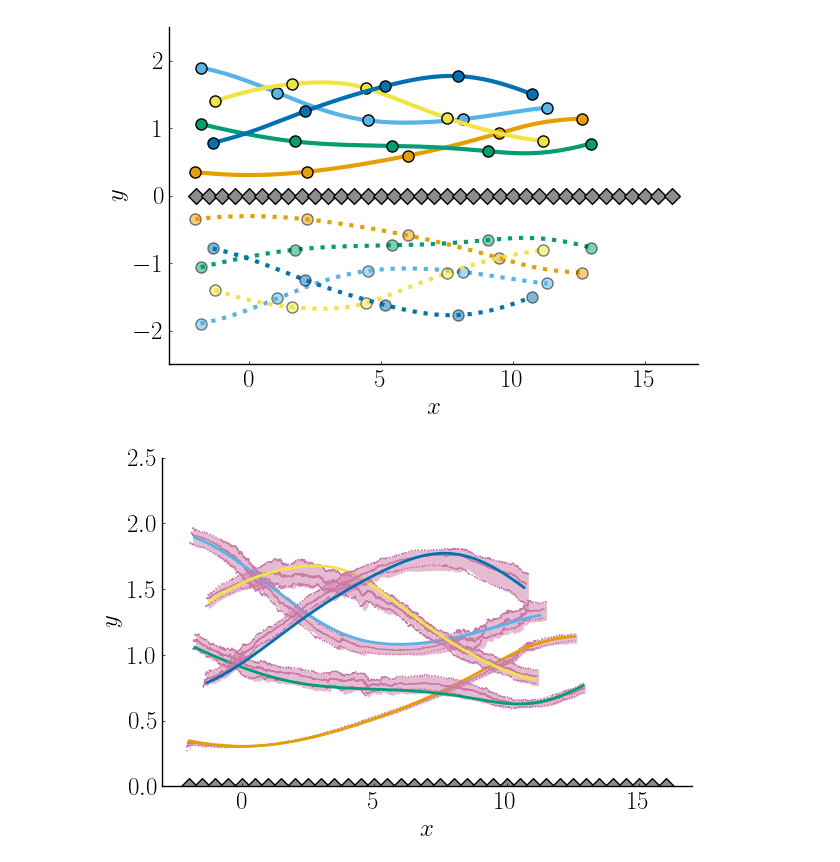
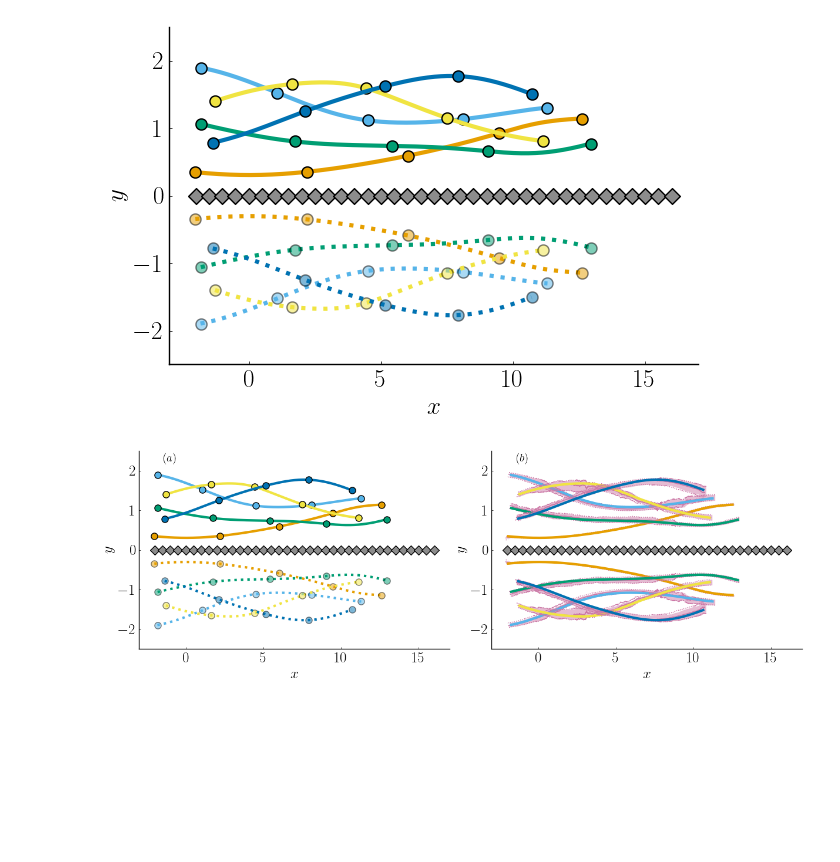
Before and after one commit to mleprovost/LowRankVortex.jl, a Jupyter notebook: example2/Figures low rank EnKF.ipynb, the cells around one changed output. Saved outputs shown, nothing was run; the diff lists cells and outputs as text; code cells hidden in the pictures; blank space fills up the shorter version.

Commit message:
Clean Figure notebooks

```diff
--- a/example2/Figures low rank EnKF.ipynb
+++ b/example2/Figures low rank EnKF.ipynb
@@ -241,55 +242,103 @@ Xflowrank, Xalowrank = load("/media/mat/HDD/LowRankVortex.jl/example2/ensemble_l
 # %%
+q5 = zero(data.xt)
 q10 = zero(data.xt)
 q25 = zero(data.xt)
 q50 = zero(data.xt)
 q75 = zero(data.xt)
 q90 = zero(data.xt)
+q95 = zero(data.xt)
 
 for i=1:length(data.tt)
     for j=1:size(data.xt,1)
+    q5[j,i] = quantile(Xalowrank[i][j,:], 0.05)
     q10[j,i] = quantile(Xalowrank[i][j,:], 0.10)
     q25[j,i] = quantile(Xalowrank[i][j,:], 0.25)
     q50[j,i] = quantile(Xalowrank[i][j,:], 0.50)
     q75[j,i] = quantile(Xalowrank[i][j,:], 0.75)
     q90[j,i] = quantile(Xalowrank[i][j,:], 0.90)
+    q95[j,i] = quantile(Xalowrank[i][j,:], 0.95)
     end
 end
 # %%
-plt = plot(xlim = (-3, 17), ylim = (0.0, 2.5), xlabel = L"x", ylabel = L"y", fontsize = 18)
+plt = plot(layout = grid(1,2), xlabel = L"x", ylabel = L"y", fontsize = 18)# size = (800, 500))
+
+plot!(plt[1,1], size = (1200, 400), xlim = (-3, 17), ylim = (-2.5, 2.5))
 scatter!(plt, real.(sensors), imag.(sensors), color = :gray55, markersize = 8, legend = false,
+         markershape = :diamond)
+
+c_list = palette(:okabe_ito)
+tsnap = collect(0.0:3.0:12.0)
+for i=1:config_data.Nv
+    plot!(plt[1,1], data.xt[3*(i-1)+1,:], data.xt[3*(i-1)+2,:], linewidth = 3, color = c_list[i])
+    plot!(plt[1,1], data.xt[3*(i-1)+1,:], -data.xt[3*(i-1)+2,:], linewidth = 3, color = c_list[i], linestyle = :dot)
+
+    for (j, tj) in enumerate(tsnap)
+        nj = ceil(Int64, tj/config_data.Δt)+1
+    if mod(nj-1, 2)==0
+        scatter!(plt[1,1], [data.xt[3*(i-1)+1,nj]], [data.xt[3*(i-1)+2,nj]], markersize = 8, color = c_list[i])
+        scatter!(plt[1,1], [data.xt[3*(i-1)+1,nj]], [-data.xt[3*(i-1)+2,nj]], alpha = 0.5, markersize = 8, color = c_list[i])
+
+            #     elseif mod(j, 2)==1
+#         scatter!(plt, [data.xt[3*(i-1)+1,nj]], [data.xt[3*(i-1)+2,nj]], alpha = 0.5, markersize = 8, color = color_palette[i])
+    end
+    end
+
+end
+
+annotate!(plt[1,1], -1.0, 2.3, L"(a)", fontsize = 18)
+annotate!(plt[1,2], -1.0, 2.3, L"(b)", fontsize = 18)
+
+plot!(plt[1,2], xlim = (-3, 17), ylim = (-2.5, 2.5))
+scatter!(plt[1,2], real.(sensors), imag.(sensors), color = :gray55, markersize = 8, legend = false,
          markershape = :diamond)
 
 c_list = palette(:okabe_ito)
 tsnap = collect(0.0:3.0:12.0)
 alphavalue = 0.5
 
 for i=1:config_data.Nv
 
-    plot!(plt, q10[3*(i-1)+1,:], q10[3*(i-1)+2,:], linewidth = 1, linestyle = :dot,
+
+
+    plot!(plt[1,2], q5[3*(i-1)+1,:], q5[3*(i-1)+2,:], linewidth = 1, linestyle = :dot,
         color = c_list[end-1])
-    plot!(plt, q90[3*(i-1)+1,:], q90[3*(i-1)+2,:], linewidth = 1, linestyle = :dot,
+    plot!(plt[1,2], q95[3*(i-1)+1,:], q95[3*(i-1)+2,:], linewidth = 1, linestyle = :dot,
           fillrange = [q5[3*(i-1)+2,:]],
         color = c_list[end-1], alpha = 0.5)
-    plot!(plt, q90[3*(i-1)+1,:], q90[3*(i-1)+2,:], linewidth = 1, linestyle = :dot,
+    plot!(plt[1,2], q95[3*(i-1)+1,:], q95[3*(i-1)+2,:], linewidth = 1, linestyle = :dot,
         color = c_list[end-1])
-    plot!(plt, q50[3*(i-1)+1,:], q50[3*(i-1)+2,:], linewidth = 1, linestyle = :solid,
+    plot!(plt[1,2], q50[3*(i-1)+1,:], q50[3*(i-1)+2,:], linewidth = 1, linestyle = :solid,
         color = c_list[end-1])
-    plot!(plt, data.xt[3*(i-1)+1,:], data.xt[3*(i-1)+2,:], linewidth = 2,
+    plot!(plt[1,2], data.xt[3*(i-1)+1,:], data.xt[3*(i-1)+2,:], linewidth = 3,
+          color = c_list[i], linestyle = :solid)
+
+    plot!(plt[1,2], q5[3*(i-1)+1,:], -q5[3*(i-1)+2,:], linewidth = 1, linestyle = :dot,
+        color = c_list[end-1])
+    plot!(plt[1,2], q95[3*(i-1)+1,:], -q95[3*(i-1)+2,:], linewidth = 1, linestyle = :dot,
+          fillrange = [-q5[3*(i-1)+2,:]],
+        color = c_list[end-1], alpha = 0.5)
+    plot!(plt[1,2], q95[3*(i-1)+1,:], -q95[3*(i-1)+2,:], linewidth = 1, linestyle = :dot,
+        color = c_list[end-1])
+    plot!(plt[1,2], q50[3*(i-1)+1,:], -q50[3*(i-1)+2,:], linewidth = 1, linestyle = :solid,
+        color = c_list[end-1])
+    plot!(plt[1,2], data.xt[3*(i-1)+1,:], -data.xt[3*(i-1)+2,:], linewidth = 3,
           color = c_list[i], linestyle = :solid)
 #           linestyle = :dash, linewidth = 3, color = c_list[i], alpha = 0.5)
 
     for (j, tj) in enumerate(tsnap)
         nj = ceil(Int64, tj/config_data.Δt)+1
         if mod(nj-1, 2)==0
 #             scatter!(plt, [mean_hist(Xalowrank)[3*(i-1)+1,nj]], [mean_hist(Xalowrank)[3*(i-1)+2,nj]], markersize = 8, color = c_list[i])
 #             scatter!(plt, [mean_hist(Xalowrank)[3*(i-1)+1,nj]], [-mean_hist(Xalowrank)[3*(i-1)+2,nj]], alpha = 0.5, markersize = 8, color = c_list[i])
 
             #     elseif mod(j, 2)==1
 #         scatter!(plt, [data.xt[3*(i-1)+1,nj]], [data.xt[3*(i-1)+2,nj]], alpha = 0.5, markersize = 8, color = color_palette[i])
     end
     end
 
 end
 plt
+
+savefig("setup_example2.pdf")
 # %% [output]
-[figure, old version]
+[figure, new version]
```
Also changed, not shown: parts of 4 cells of this notebook, 1 other file.
